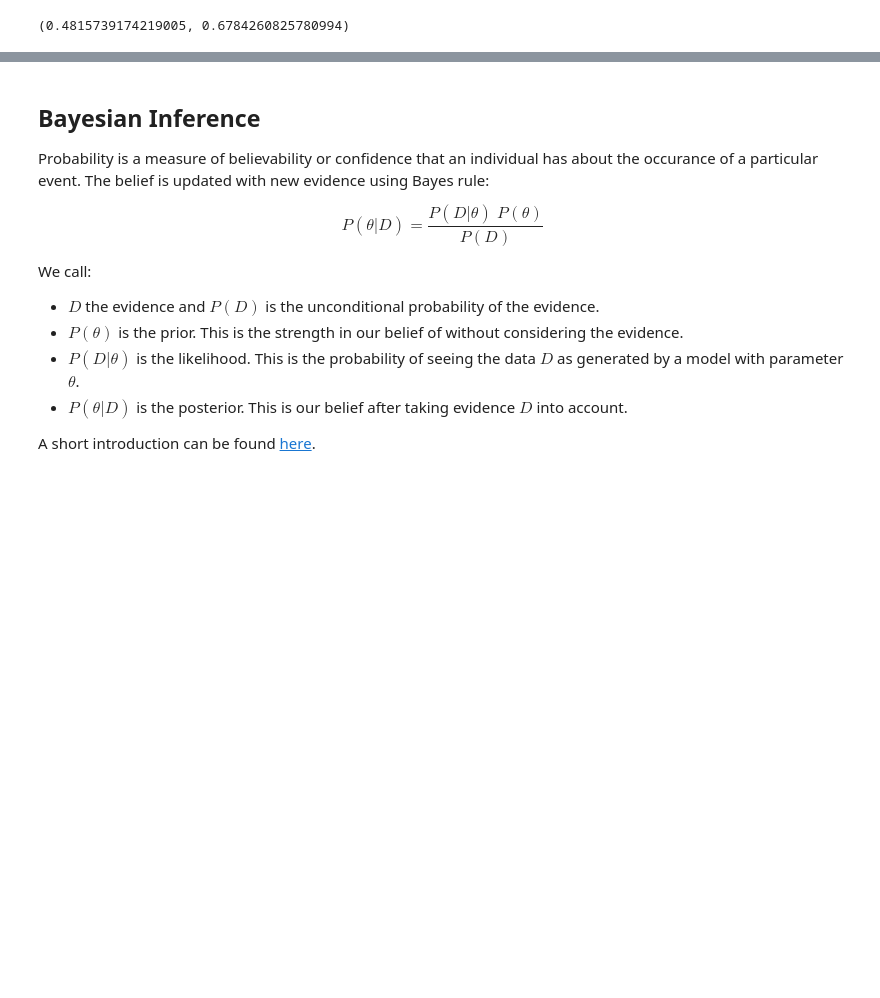
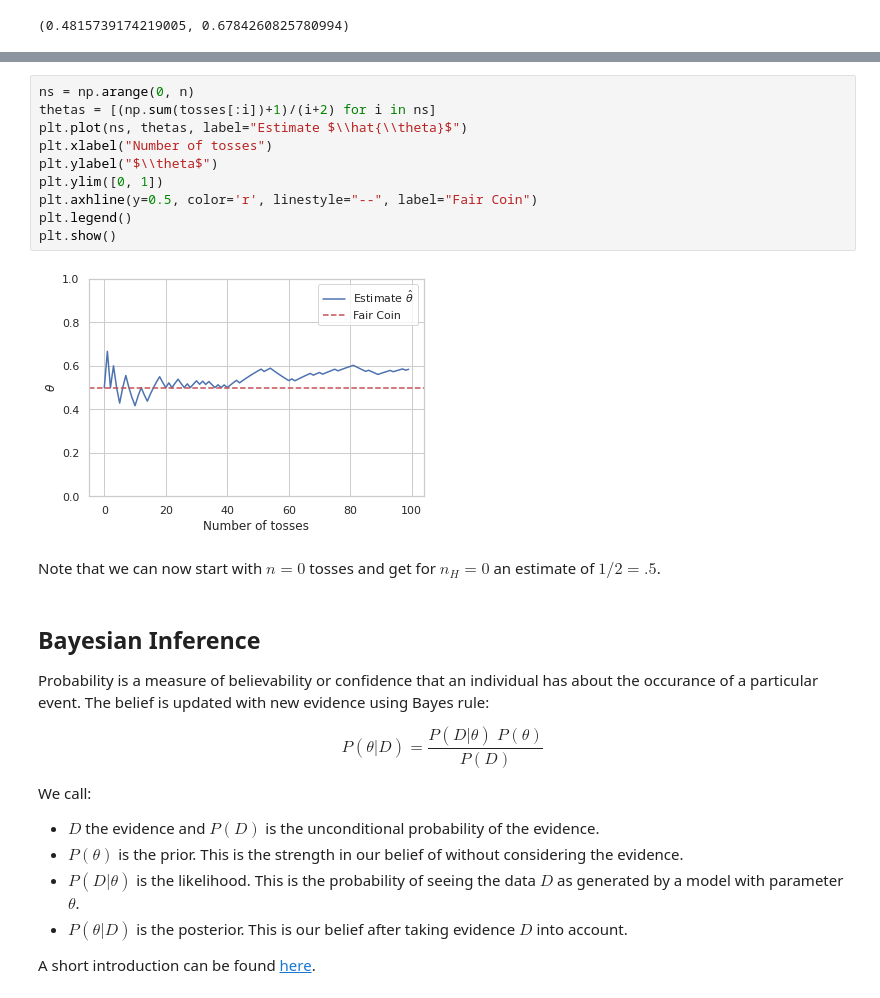
Before and after one commit to mhahsler/CS7320-AI, a Jupyter notebook: Uncertainty/Frequentist_vs_Bayesian.ipynb, the cells around one changed output, grey strips where cells are left out. Cells and saved outputs as stored; diff of their text form; blank space fills up the shorter version.

```diff
--- a/Uncertainty/Frequentist_vs_Bayesian.ipynb
+++ b/Uncertainty/Frequentist_vs_Bayesian.ipynb
@@ -149,3 +158,17 @@ st.t.interval(alpha=0.95, df = len(tosses)-1,loc=np.mean(tosses), scale=st.sem(t
+# %%
+ns = np.arange(0, n)
+thetas = [(np.sum(tosses[:i])+1)/(i+2) for i in ns]
+plt.plot(ns, thetas, label="Estimate $\\hat{\\theta}$")
+plt.xlabel("Number of tosses")
+plt.ylabel("$\\theta$")
+plt.ylim([0, 1])
+plt.axhline(y=0.5, color='r', linestyle="--", label="Fair Coin")
+plt.legend()
+plt.show()
+# %% [output]
+[figure, added]
+# %% [markdown]
+Note that we can now start with $n = 0$ tosses and get for $n_H = 0$ an estimate of $1/2 = .5$.
 # %% [markdown]
 ## Bayesian Inference
 
```
Also changed, not shown: parts of 18 cells of this notebook.
